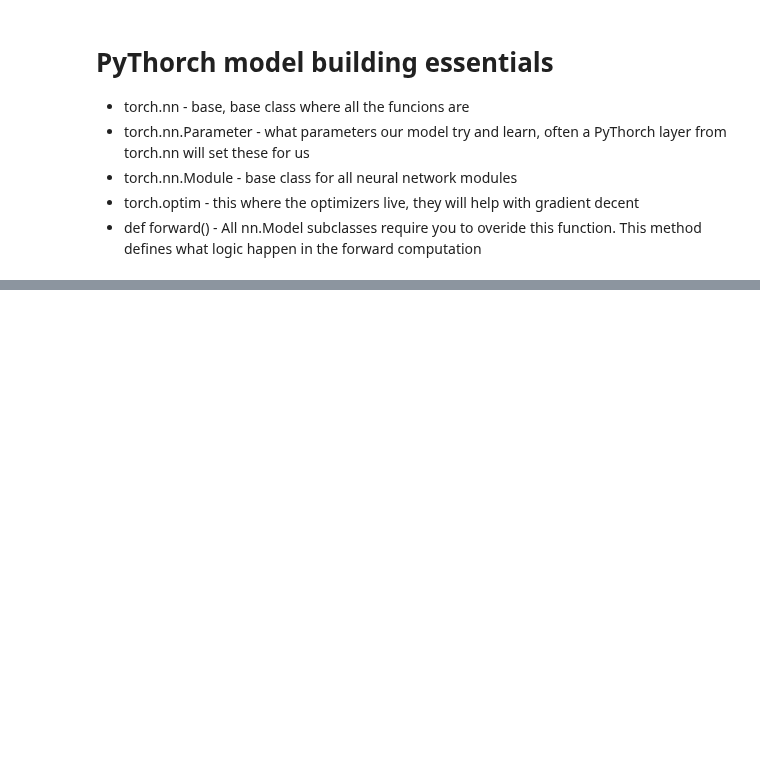
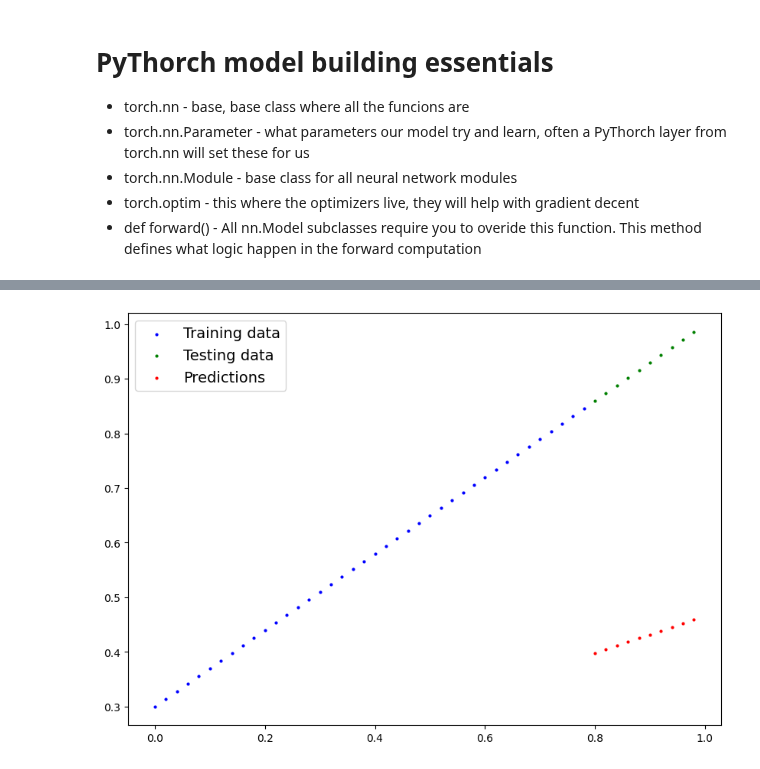
Before and after one commit to GaborVxxx/ml_notes, a Jupyter notebook: L2.ipynb, the cells around one changed output, grey strips where cells are left out. Drawn from its saved outputs; the diff is of its cells as text; code cells hidden in the pictures; blank space fills up the shorter version.

```diff
--- a/L2.ipynb
+++ b/L2.ipynb
@@ -196,0 +201,9 @@ class LinearRegressionModelV1(nn.Module): # <-- amost everyting is coming from n
+# %%
+# Create a random seed
+torch.manual_seed(42)
+
+# Create an instance of the model (subclass)
+model_0 = LinearRegressionModelV1()
+
+# Check out the parameters
+list(model_0.parameters())
@@ -196,0 +232,6 @@ class LinearRegressionModelV1(nn.Module): # <-- amost everyting is coming from n
+# %%
+# Make prediction with model
+with torch.inference_mode():
+  y_preds = model_0(X_test)
+
+y_preds
@@ -196,0 +249,5 @@ class LinearRegressionModelV1(nn.Module): # <-- amost everyting is coming from n
+# %%
+# Try to plot it how it look like
+plot_predictions(predictions=y_preds)
+# %% [output]
+[figure, added]
```
Also changed, not shown: parts of 10 cells of this notebook.
